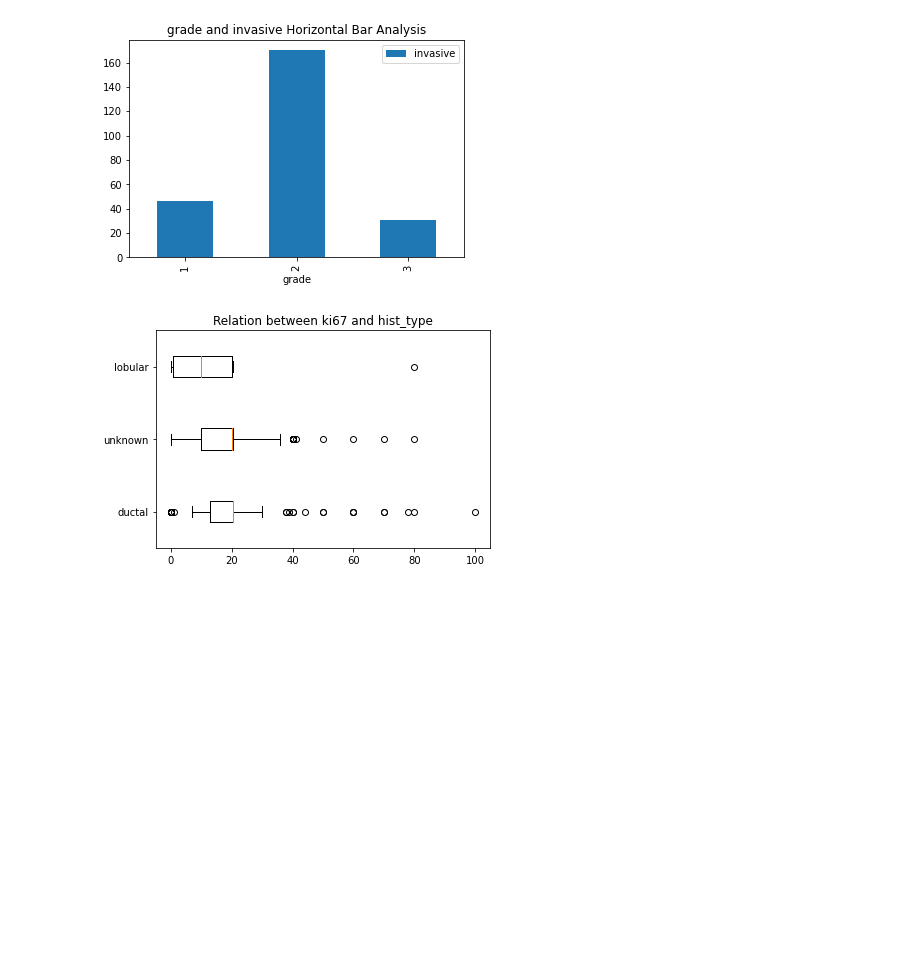
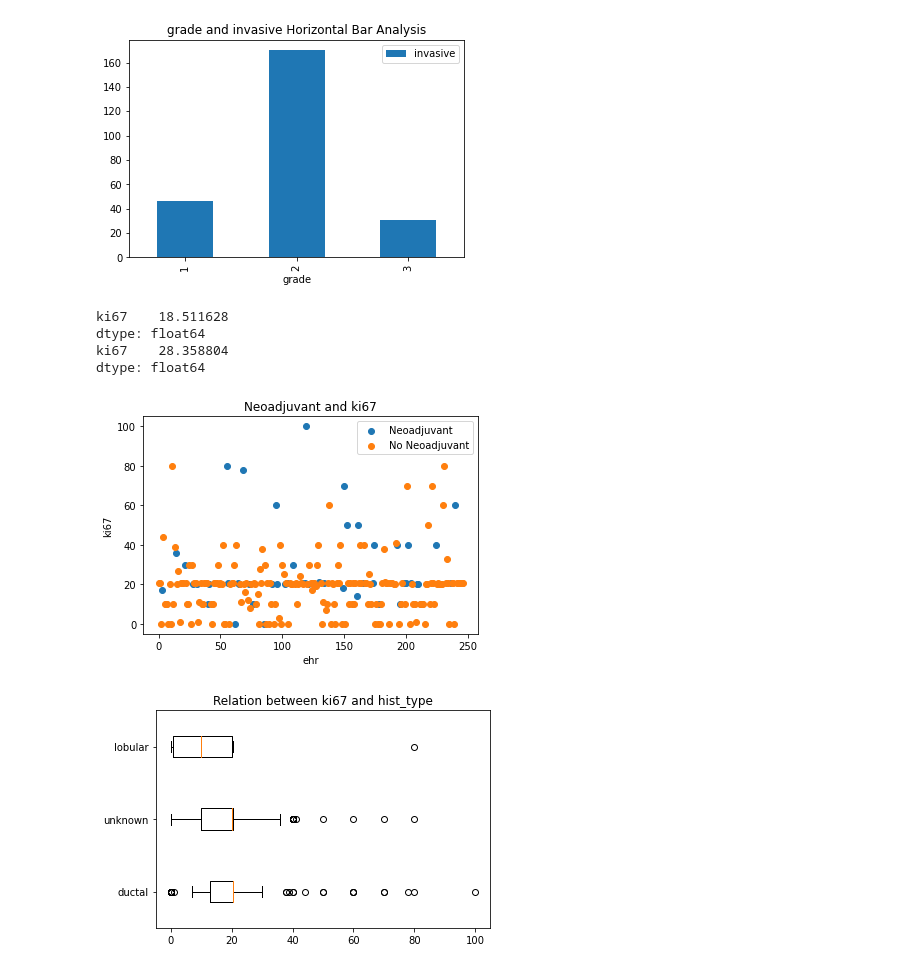
Before and after one commit to GNajeral/Data-Process, a Jupyter notebook: Second_Assignment/DataAnalysis.ipynb, the cells around one changed output. Drawn from its saved outputs; the diff is of its cells as text; code cells hidden in the pictures; blank space fills up the shorter version.

```diff
--- a/Second_Assignment/DataAnalysis.ipynb
+++ b/Second_Assignment/DataAnalysis.ipynb
@@ -394,6 +397,25 @@ grade
 Name: invasive, dtype: int64
 <AxesSubplot:title={'center':'grade and invasive Horizontal Bar Analysis'}, xlabel='grade'>
 [figure]
+# %%
+# 'neoadjuvant' and 'ki67' analysis
+print(df.loc[:, ['ki67']][df['neoadjuvant'] == 0].mean())
+print(df.loc[:, ['ki67']][df['neoadjuvant'] == 1].mean())
+
+plt.scatter(df.loc[:, ['ki67']][df['neoadjuvant'] == 1].index, df.loc[:, ['ki67']][df['neoadjuvant'] == 1], label='Neoadjuvant')
+plt.scatter(df.loc[:, ['ki67']][df['neoadjuvant'] == 0].index, df.loc[:, ['ki67']][df['neoadjuvant'] == 0], label='No Neoadjuvant')
+
+plt.title('Neoadjuvant and ki67')
+plt.xlabel('ehr')
+plt.ylabel('ki67')
+plt.legend()
+plt.show()
+# %% [output]
+ki67    18.511628
+dtype: float64
+ki67    28.358804
+dtype: float64
+[figure, added]
 # %%
 def boxplot(categorical, numerical):
   data = []
```
Also changed, not shown: parts of 5 cells of this notebook, 2 other files.
